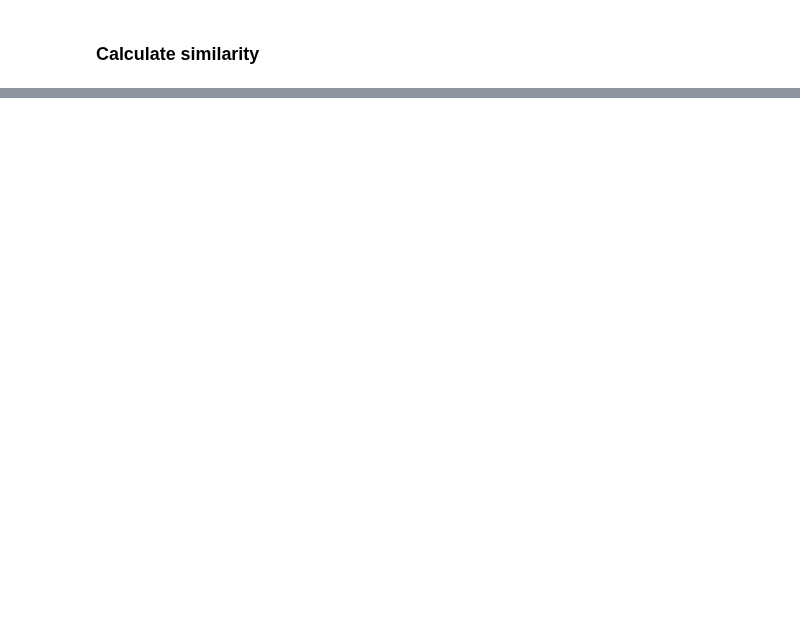
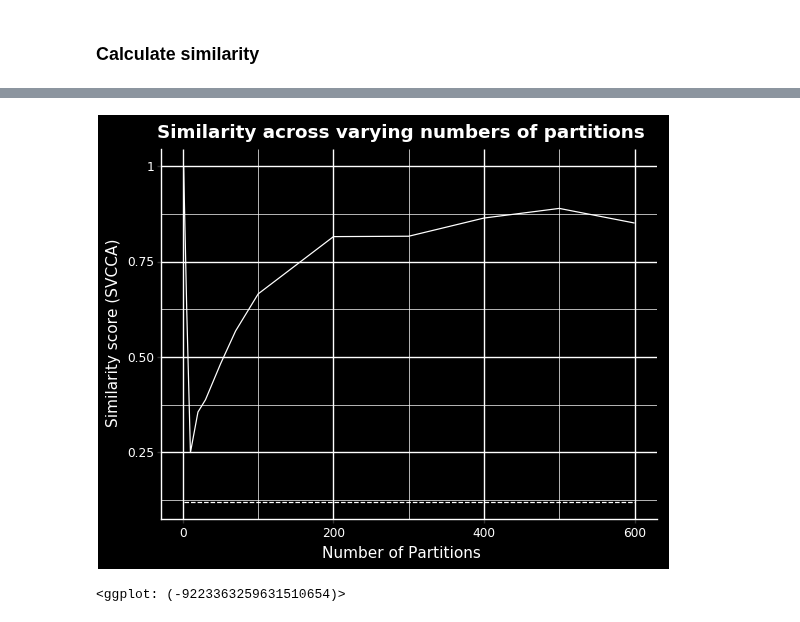
Before and after one commit to greenelab/simulate-expression-compendia, a Jupyter notebook: scripts/analysis_1/2_generate_data.ipynb, the cells around one changed output, grey strips where cells are left out. Saved outputs shown, nothing was run; the diff lists cells and outputs as text; code cells hidden in the pictures; blank space fills up the shorter version.

```diff
--- a/scripts/analysis_1/2_generate_data.ipynb
+++ b/scripts/analysis_1/2_generate_data.ipynb
@@ -273,0 +320,30 @@ ggsave(plot=g, filename=svcca_file, dpi=300)
+# %%
+# Plot - black
+threshold = pd.DataFrame(
+    pd.np.tile(
+        permuted_score,
+        (len(lst_num_partitions), 1)),
+    index=lst_num_partitions,
+    columns=['score'])
+
+g = ggplot(similarity_score_df, aes(x=lst_num_partitions, y='score')) \
+    + geom_line(color="white") \
+    + geom_line(threshold, aes(x=lst_num_partitions, y='score'), color="white", linetype='dashed') \
+    + labs(x = "Number of Partitions",
+           y = "Similarity score (SVCCA)",
+           title = "Similarity across varying numbers of partitions") \
+    + theme(plot_title=element_text(weight='bold', colour="white"),
+            plot_background=element_rect(fill="black"),
+            panel_background=element_rect(fill="black"),
+            axis_title_x=element_text(colour="white"),
+            axis_title_y=element_text(colour="white"),
+            axis_line=element_line(color="white"),
+            axis_text=element_text(color="white")
+           )
+
+
+print(g)
+ggsave(plot=g, filename=svcca_blk_file, dpi=300)
+# %% [output]
+[figure, added]
+<ggplot: (-9223363259631510654)>
```
Also changed, not shown: parts of 13 cells of this notebook, 5 other files.
